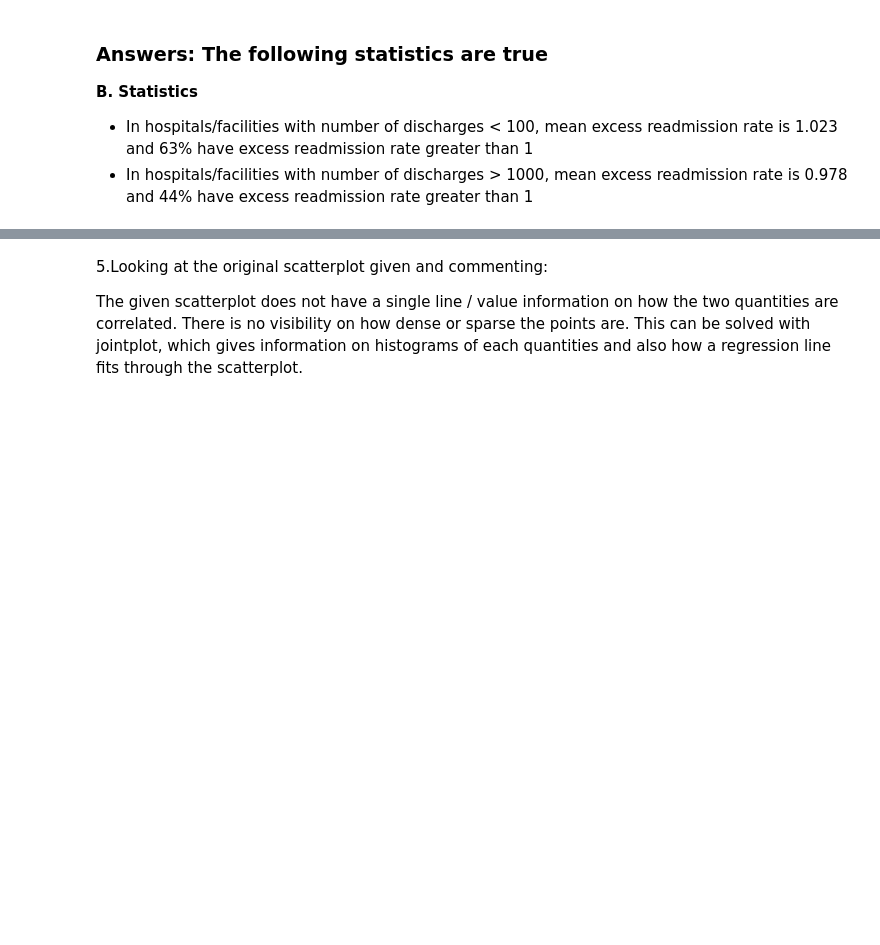
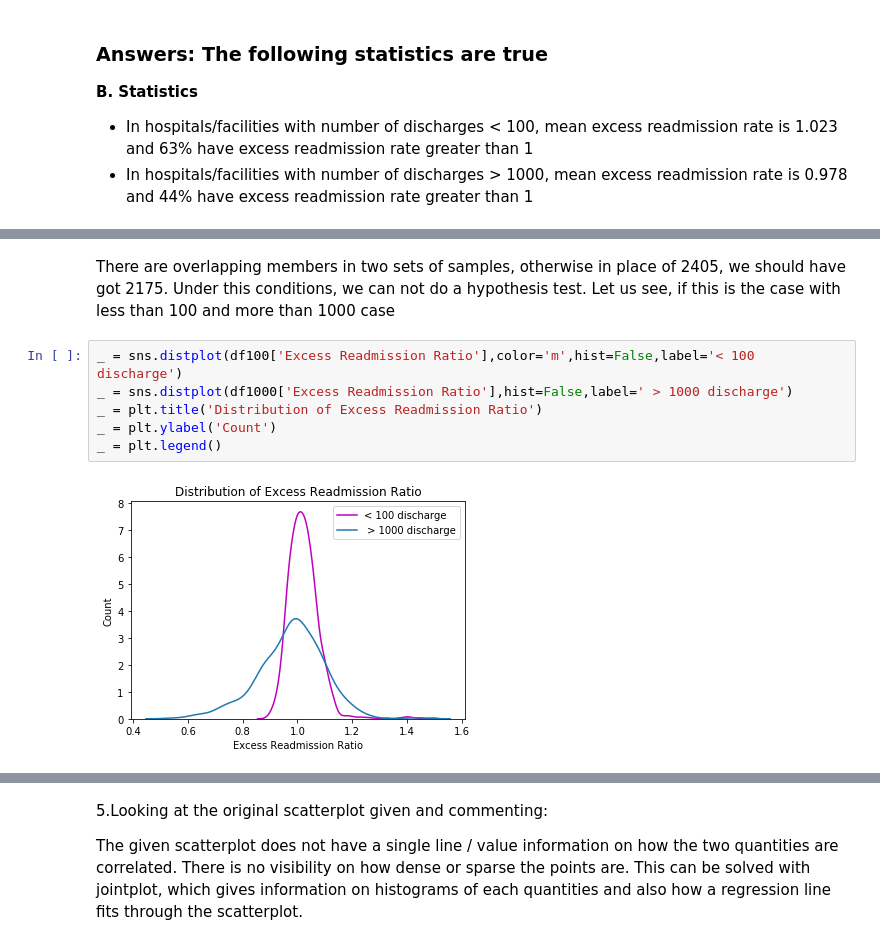
Before and after one commit to aparnack/data_science, a Jupyter notebook: exercises/hospital_readmit/sliderule_dsi_inferential_statistics_exercise_3.ipynb, the cells around one changed output, grey strips where cells are left out. Cells and saved outputs as stored; diff of their text form; blank space fills up the shorter version.

```diff
--- a/exercises/hospital_readmit/sliderule_dsi_inferential_statistics_exercise_3.ipynb
+++ b/exercises/hospital_readmit/sliderule_dsi_inferential_statistics_exercise_3.ipynb
@@ -154,0 +224,10 @@ Pearsonr is -0.09309554287590441 with a p-val 1.5022756426464526e-23
+# %% [markdown]
+There are overlapping members in two sets of samples, otherwise in place of 2405, we should have got 2175. Under this conditions, we can not do a hypothesis test. Let us see, if this is the case with less than 100 and more than 1000 case
+# %%
+_ = sns.distplot(df100['Excess Readmission Ratio'],color='m',hist=False,label='< 100 discharge')
+_ = sns.distplot(df1000['Excess Readmission Ratio'],hist=False,label=' > 1000 discharge')
+_ = plt.title('Distribution of Excess Readmission Ratio')
+_ = plt.ylabel('Count')
+_ = plt.legend()
+# %% [output]
+[figure, added]
```
Also changed, not shown: parts of 28 cells of this notebook.
